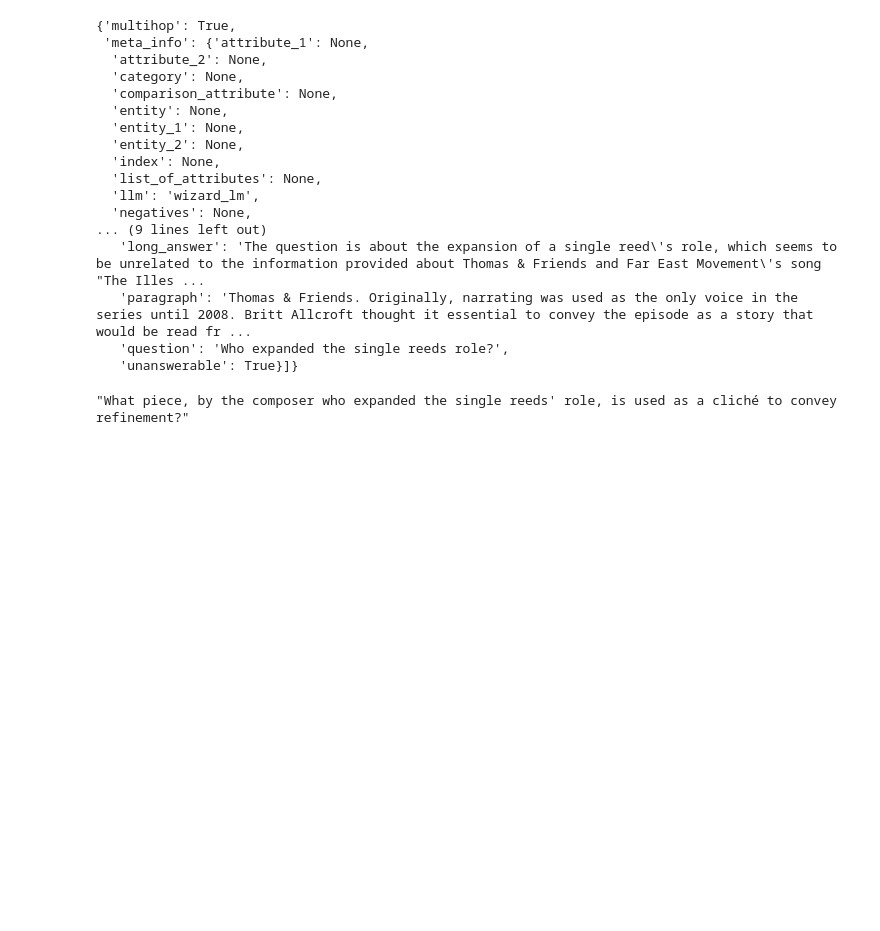
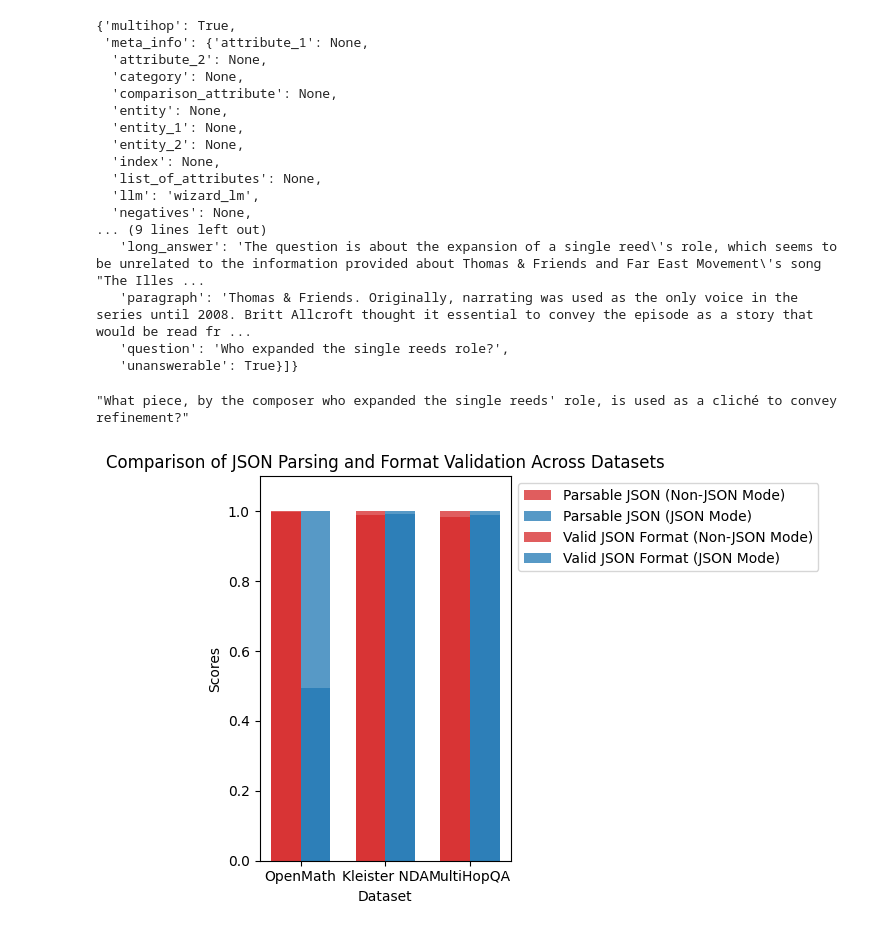
Before and after one commit to arnaudstiegler/back-office-llm-bench, a Jupyter notebook: evals.ipynb, the cells around one changed output. Drawn from its saved outputs; the diff is of its cells as text; code cells hidden in the pictures; blank space fills up the shorter version.

```diff
--- a/evals.ipynb
+++ b/evals.ipynb
@@ -130,7 +130,7 @@ SYS_PROMPT = (
 )
 client = OpenAI()
 
-json_mode = False
+json_mode = True
 preds = json.load(open(json_mode_path if json_mode else not_json_mode_path))
 dataset = MultiHopQADataset(json_mode=False)
 contains_json = []
@@ -298,3 +298,52 @@ x[3]
 x[3]['question']
 # %% [output]
 "What piece, by the composer who expanded the single reeds' role, is used as a cliché to convey refinement?"
+# %%
+import matplotlib.pyplot as plt
+import numpy as np
+
+# Dataset names
+datasets = ['OpenMath', 'Kleister NDA', 'MultiHopQA']
+
+# Colors for Non-JSON and JSON mode bars
+colors = ['#D62728', '#1F77B4']  # Red and blue, respectively
+
+# Data: [Not JSON Mode, JSON Mode] for each dataset and category
+# Categories are now explicitly defined in the plotting section
+values = np.array([
+    [[0.997, 1.0], [0.494, 1.0]],  # OpenMath
+    [[0.9881422924901185, 1.0], [0.9920948616600791, 1.0]],  # Kleister NDA
+    [[0.984, 1.0], [0.99, 1.0]]  # MultiHopQA
+])
+
+n_datasets = len(datasets)
+index = np.arange(n_datasets)
+bar_width = 0.35
+
+fig, ax = plt.subplots()
+
+# Plotting bars for each dataset and category
+for i, category in enumerate(['Parsable JSON', 'Valid JSON Format']):
+    # Extracting not_json_mode and json_mode values for the current category
+    values_not_json_mode = values[:, 0, i]
+    values_json_mode = values[:, 1, i]
+
+    # Creating bars for Non-JSON and JSON modes
+    ax.bar(index - bar_width/2, values_not_json_mode, bar_width, label=f'{category} (Non-JSON Mode)', color=colors[0], alpha=0.75)
+    ax.bar(index + bar_width/2, values_json_mode, bar_width, label=f'{category} (JSON Mode)', color=colors[1], alpha=0.75)
+
+# Setting chart titles and labels
+ax.set_xlabel('Dataset')
+ax.set_ylabel('Scores')
+ax.set_title('Comparison of JSON Parsing and Format Validation Across Datasets')
+ax.set_xticks(index)
+ax.set_xticklabels(datasets)
+
+# Adjusting the legend to be outside of the graph
+ax.legend(loc='upper left', bbox_to_anchor=(1, 1))
+
+plt.ylim(0, 1.1)  # Extend y-axis to fit legends properly
+plt.tight_layout()
+plt.show()
+# %% [output]
+[figure, added]
```
Also changed, not shown: parts of 1 cell of this notebook, 1 other file.
